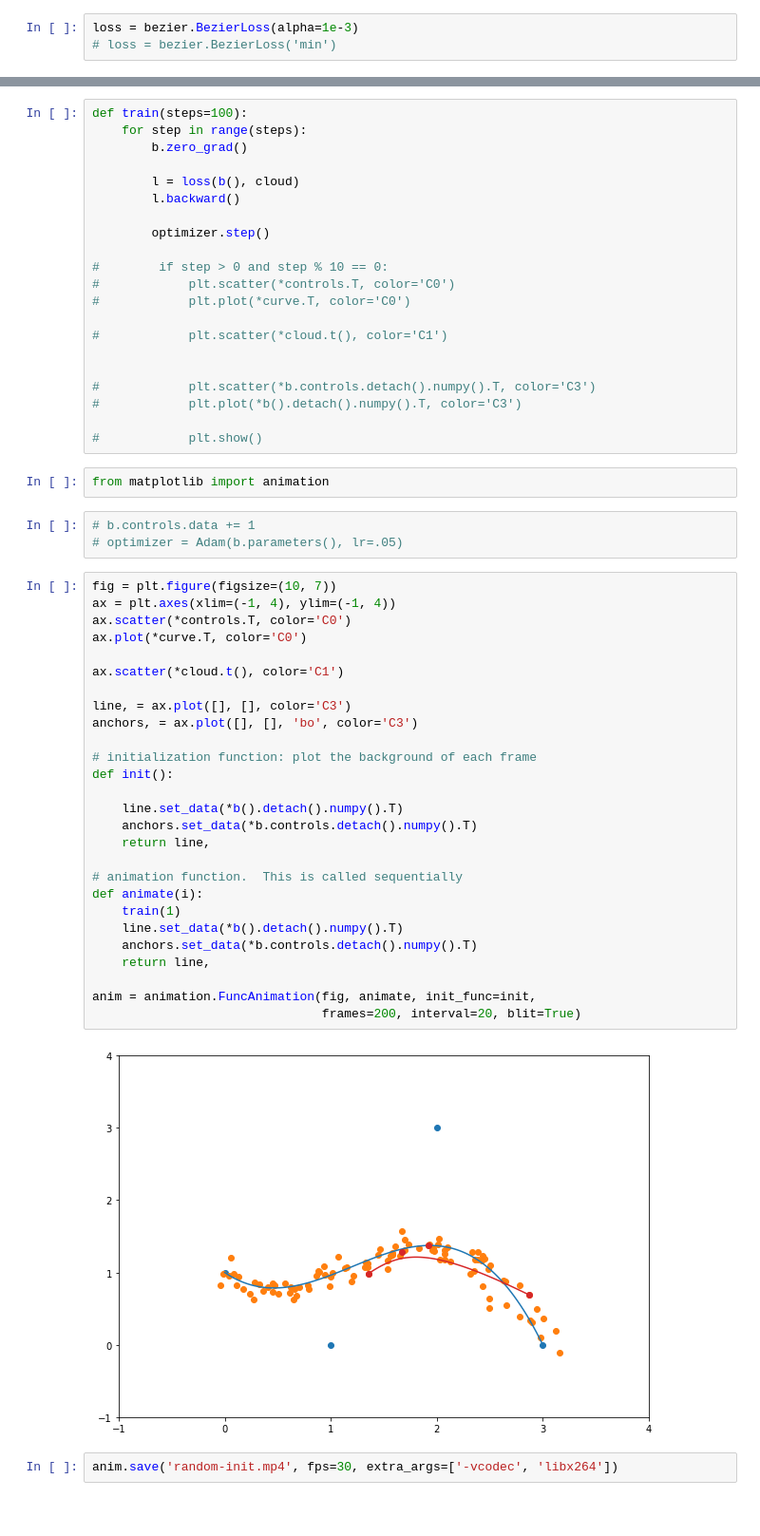
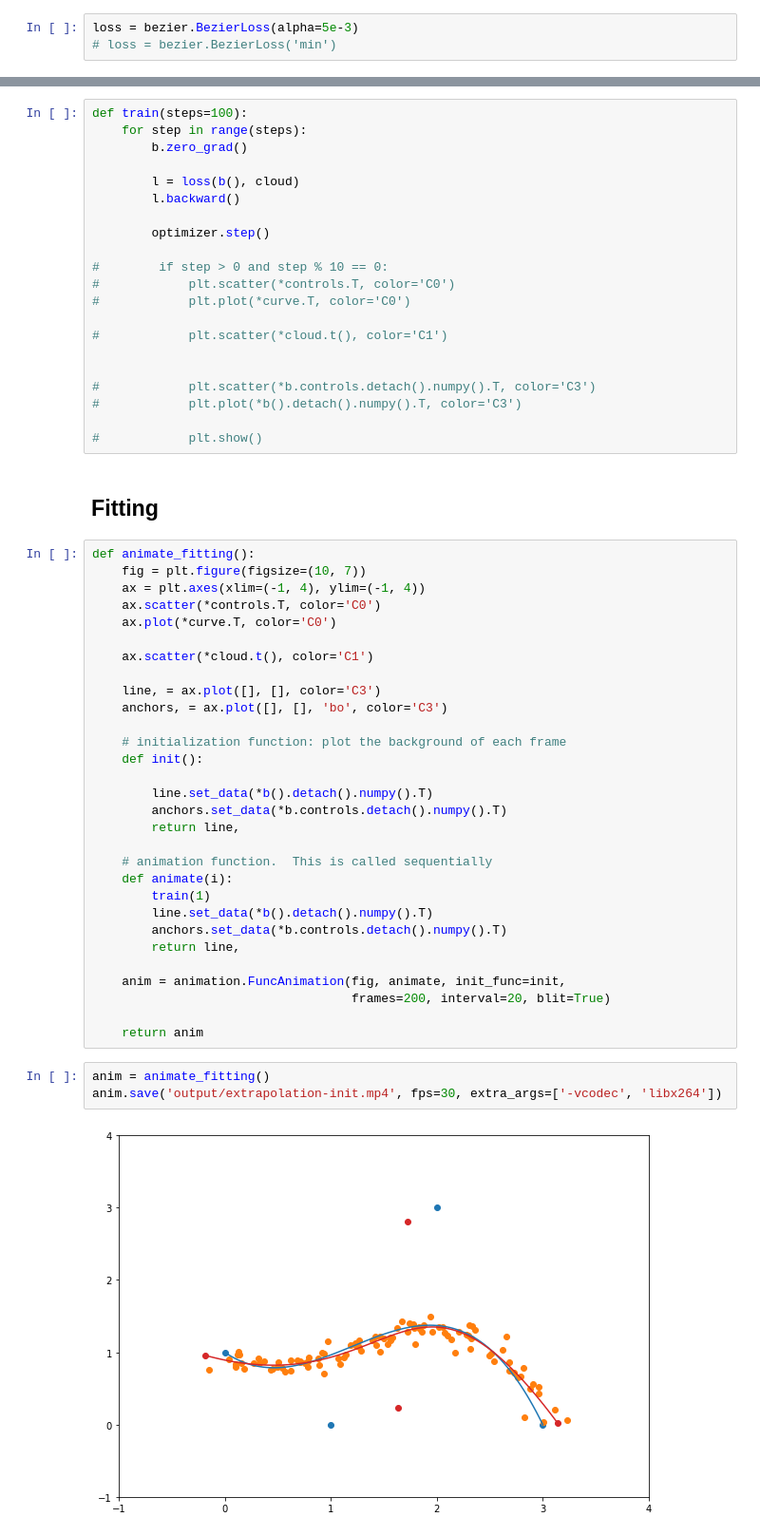
Before and after one commit to bdura/merganser, a Jupyter notebook: notebooks/Bézier Curves.ipynb, the cells around one changed output, grey strips where cells are left out. Shown at 95% size. Cells and saved outputs as stored; diff of their text form; blank space fills up the shorter version.

Commit message:
Added Bezier curve extrapolation.

```diff
--- a/notebooks/Bézier Curves.ipynb
+++ b/notebooks/Bézier Curves.ipynb
@@ -70,5 +82,5 @@ plt.plot(*b().detach().numpy().T, color='C3')
 # %%
-loss = bezier.BezierLoss(alpha=1e-3)
+loss = bezier.BezierLoss(alpha=5e-3)
 # loss = bezier.BezierLoss('min')
 # %%
 loss(b(), cloud)
@@ -97,39 +109,40 @@ def train(steps=100):
 #            plt.plot(*b().detach().numpy().T, color='C3')
 
 #            plt.show()
-# %%
-from matplotlib import animation
-# %%
-# b.controls.data += 1
-# optimizer = Adam(b.parameters(), lr=.05)
+# %% [markdown]
+## Fitting
 # %%
-fig = plt.figure(figsize=(10, 7))
-ax = plt.axes(xlim=(-1, 4), ylim=(-1, 4))
-ax.scatter(*controls.T, color='C0')
-ax.plot(*curve.T, color='C0')
+def animate_fitting():
+    fig = plt.figure(figsize=(10, 7))
+    ax = plt.axes(xlim=(-1, 4), ylim=(-1, 4))
+    ax.scatter(*controls.T, color='C0')
+    ax.plot(*curve.T, color='C0')
 
-ax.scatter(*cloud.t(), color='C1')
+    ax.scatter(*cloud.t(), color='C1')
 
-line, = ax.plot([], [], color='C3')
-anchors, = ax.plot([], [], 'bo', color='C3')
+    line, = ax.plot([], [], color='C3')
+    anchors, = ax.plot([], [], 'bo', color='C3')
 
-# initialization function: plot the background of each frame
-def init():
+    # initialization function: plot the background of each frame
+    def init():
 
-    line.set_data(*b().detach().numpy().T)
-    anchors.set_data(*b.controls.detach().numpy().T)
-    return line,
+        line.set_data(*b().detach().numpy().T)
+        anchors.set_data(*b.controls.detach().numpy().T)
+        return line,
 
-# animation function.  This is called sequentially
-def animate(i):
-    train(1)
-    line.set_data(*b().detach().numpy().T)
-    anchors.set_data(*b.controls.detach().numpy().T)
-    return line,
+    # animation function.  This is called sequentially
+    def animate(i):
+        train(1)
+        line.set_data(*b().detach().numpy().T)
+        anchors.set_data(*b.controls.detach().numpy().T)
+        return line,
 
-anim = animation.FuncAnimation(fig, animate, init_func=init,
-                               frames=200, interval=20, blit=True)
+    anim = animation.FuncAnimation(fig, animate, init_func=init,
+                                   frames=200, interval=20, blit=True)
+
+    return anim
-# %% [output]
-[figure, removed]
 # %%
-anim.save('random-init.mp4', fps=30, extra_args=['-vcodec', 'libx264'])
+anim = animate_fitting()
+anim.save('output/extrapolation-init.mp4', fps=30, extra_args=['-vcodec', 'libx264'])
+# %% [output]
+[figure, added]
```
Also changed, not shown: parts of 21 cells of this notebook, 3 other files.
